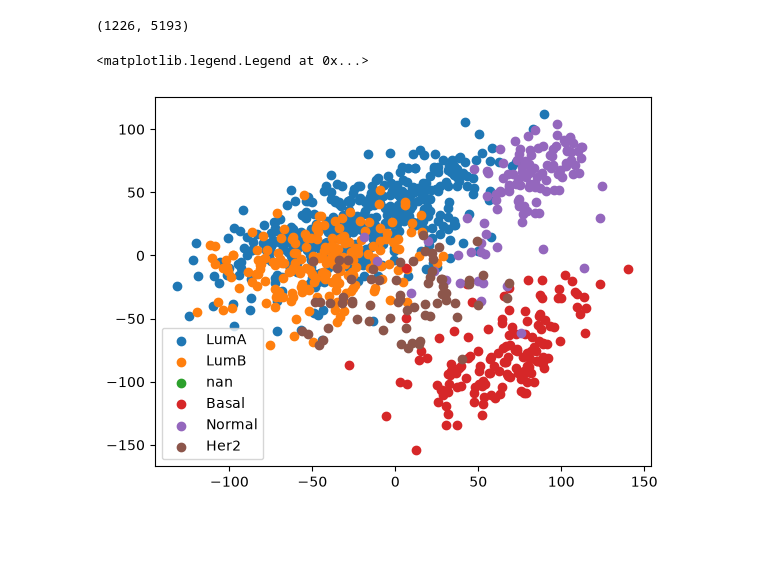
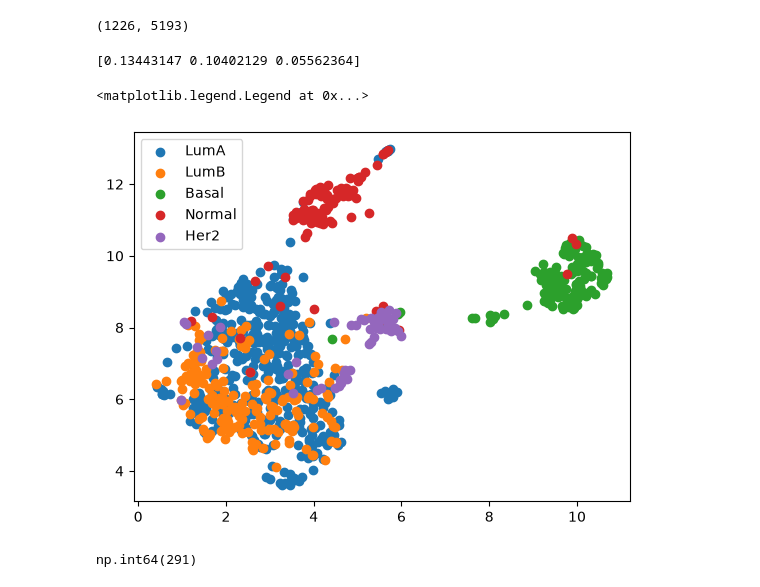
Before and after one commit to EugeneBondariev/cancer-genomics-ds, a Jupyter notebook: notebooks/explore.ipynb, the cells around one changed output. Cells and saved outputs as stored; diff of their text form; code cells hidden in the pictures; blank space fills up the shorter version.

```diff
--- a/notebooks/explore.ipynb
+++ b/notebooks/explore.ipynb
@@ -122,15 +134,28 @@ Index(['TCGA-3C-AAAU-01', 'TCGA-3C-AALI-01', 'TCGA-3C-AALJ-01'], dtype='object',
+# %%
+print(pca.explained_variance_ratio_)
+# %% [output]
+[0.13443147 0.10402129 0.05562364]
+# %%
+from umap import UMAP
+
+reducer = UMAP(n_components=2)
+embedding = reducer.fit_transform(star_t)
 # %%
 import matplotlib.pyplot as plt
-from sklearn.decomposition import PCA
 
-labels = merged[pam50]
-pca = PCA(n_components=2)
-components = pca.fit_transform(star_t)
-components.shape
-for subtype  in labels.unique():
-  mask = labels == subtype
-  plt.scatter(x=components[mask, 0], y=components[mask, 1], label=subtype)
+emb = pd.DataFrame(embedding, columns=["x", "y"], index=star_t.index)
+for subtype in labels.dropna().unique():
+    mask = labels == subtype
+    plt.scatter(emb.loc[mask, "x"], emb.loc[mask, "y"], label=subtype)
 plt.legend()
 # %% [output]
 <matplotlib.legend.Legend at 0x...>
-[figure, old version]
+[figure, new version]
+# %%
+labels.value_counts(dropna=False)
+labels[labels.isna()].index[:5]
+cl.index.isin(labels[labels.isna()].index).sum()
+merged["PAM50Call_RNAseq"].isna().sum()
+cl["PAM50Call_RNAseq"].isna().sum()
+# %% [output]
+np.int64(291)
```
Also changed, not shown: parts of 5 cells of this notebook, 1 other file.
